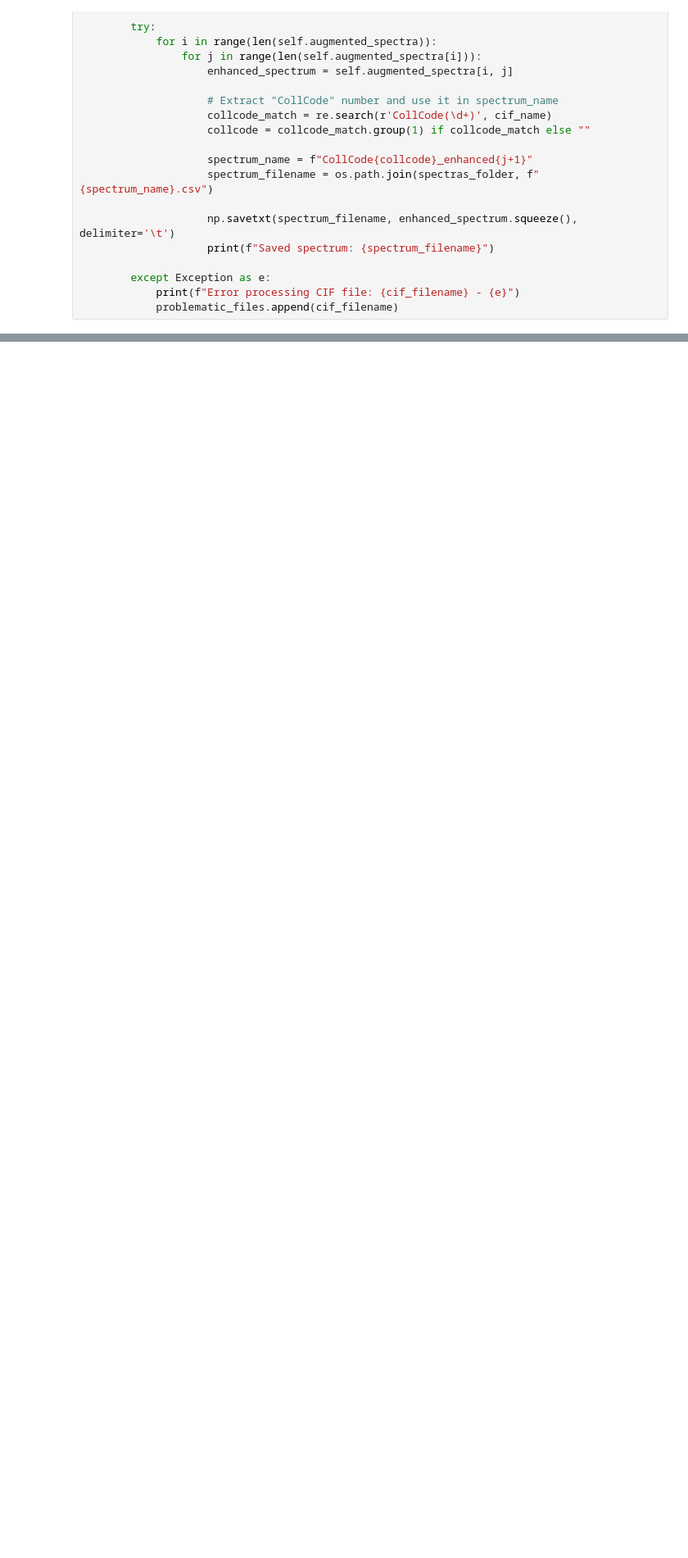
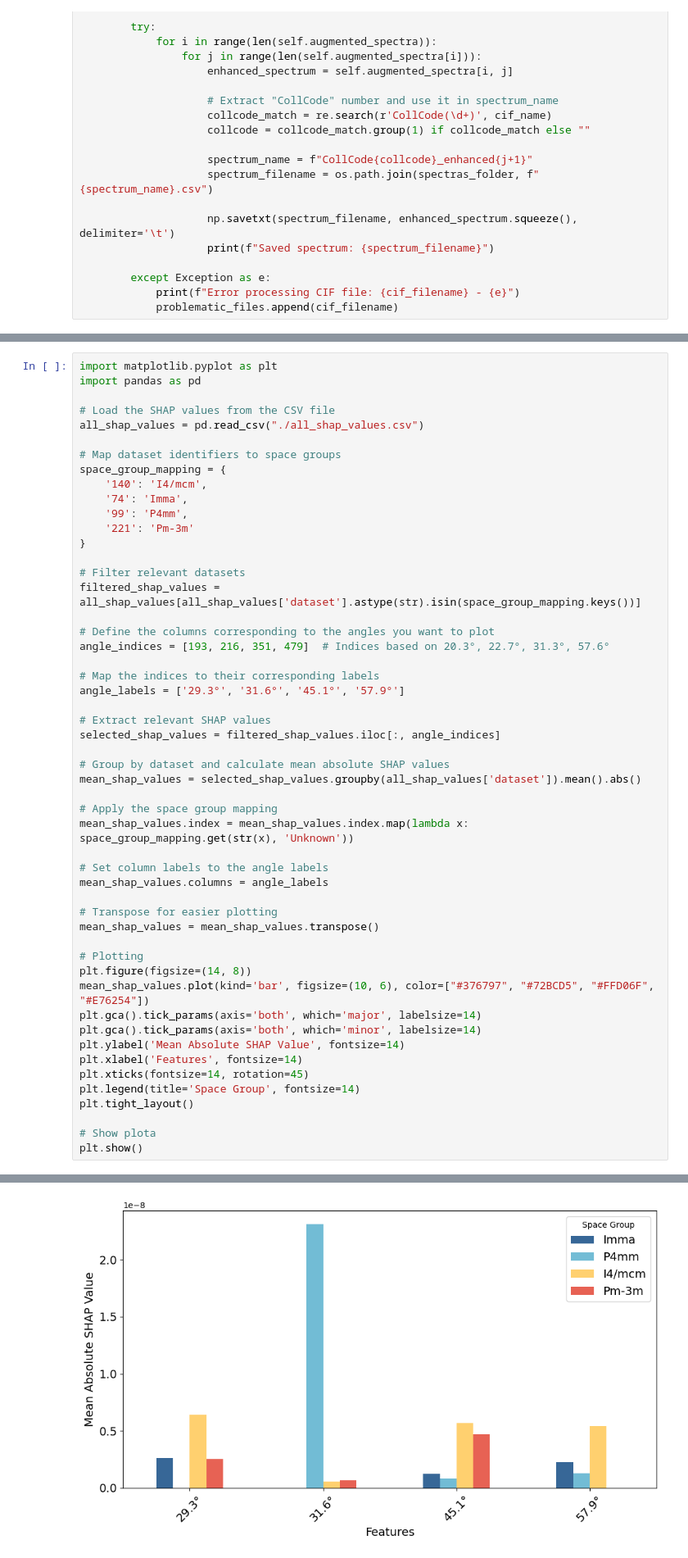
Before and after one commit to LinaZhaoAIGroup/B-VGGNet, a Jupyter notebook: demo.ipynb, the cells around one changed output, grey strips where cells are left out. Shown at 82% size. Drawn from its saved outputs; the diff is of its cells as text; blank space fills up the shorter version.

```diff
--- a/demo.ipynb
+++ b/demo.ipynb
@@ -158,0 +892,53 @@ IsADirectoryError: [Errno 21] Is a directory: '/home/rongchang/231010/93//.ipynb
+# %%
+import matplotlib.pyplot as plt
+import pandas as pd
+
+# Load the SHAP values from the CSV file
+all_shap_values = pd.read_csv("./all_shap_values.csv")
+
+# Map dataset identifiers to space groups
+space_group_mapping = {
+    '140': 'I4/mcm',
+    '74': 'Imma',
+    '99': 'P4mm',
+    '221': 'Pm-3m'
+}
+
+# Filter relevant datasets
+filtered_shap_values = all_shap_values[all_shap_values['dataset'].astype(str).isin(space_group_mapping.keys())]
+
+# Define the columns corresponding to the angles you want to plot
+angle_indices = [193, 216, 351, 479]  # Indices based on 20.3°, 22.7°, 31.3°, 57.6°
+
+# Map the indices to their corresponding labels
+angle_labels = ['29.3°', '31.6°', '45.1°', '57.9°']
+
+# Extract relevant SHAP values
+selected_shap_values = filtered_shap_values.iloc[:, angle_indices]
+
+# Group by dataset and calculate mean absolute SHAP values
+mean_shap_values = selected_shap_values.groupby(all_shap_values['dataset']).mean().abs()
+
+# Apply the space group mapping
+mean_shap_values.index = mean_shap_values.index.map(lambda x: space_group_mapping.get(str(x), 'Unknown'))
+
+# Set column labels to the angle labels
+mean_shap_values.columns = angle_labels
+
+# Transpose for easier plotting
+mean_shap_values = mean_shap_values.transpose()
+
+# Plotting
+plt.figure(figsize=(14, 8))
+mean_shap_values.plot(kind='bar', figsize=(10, 6), color=["#376797", "#72BCD5", "#FFD06F", "#E76254"])
+plt.gca().tick_params(axis='both', which='major', labelsize=14)
+plt.gca().tick_params(axis='both', which='minor', labelsize=14)
+plt.ylabel('Mean Absolute SHAP Value', fontsize=14)
+plt.xlabel('Features', fontsize=14)
+plt.xticks(fontsize=14, rotation=45)
+plt.legend(title='Space Group', fontsize=14)
+plt.tight_layout()
+
+# Show plota
+plt.show()
+# %% [output]
@@ -158,0 +946 @@ IsADirectoryError: [Errno 21] Is a directory: '/home/rongchang/231010/93//.ipynb
+[figure, added]
```
Also changed, not shown: parts of 19 cells of this notebook.
